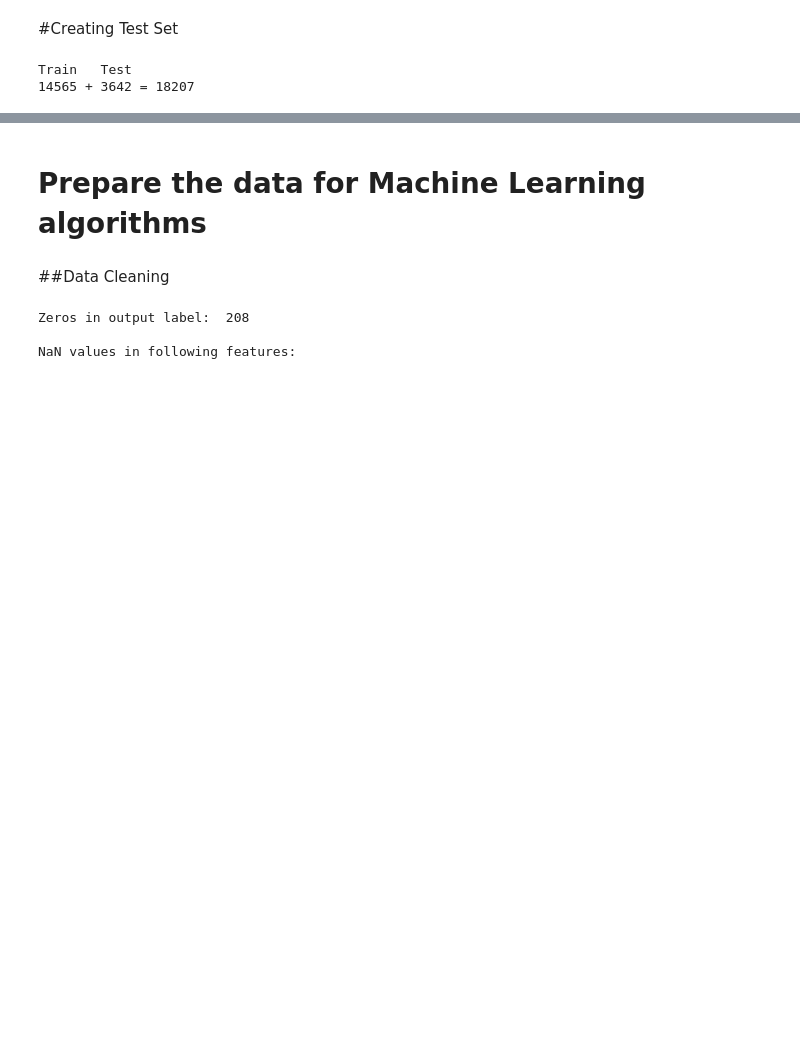
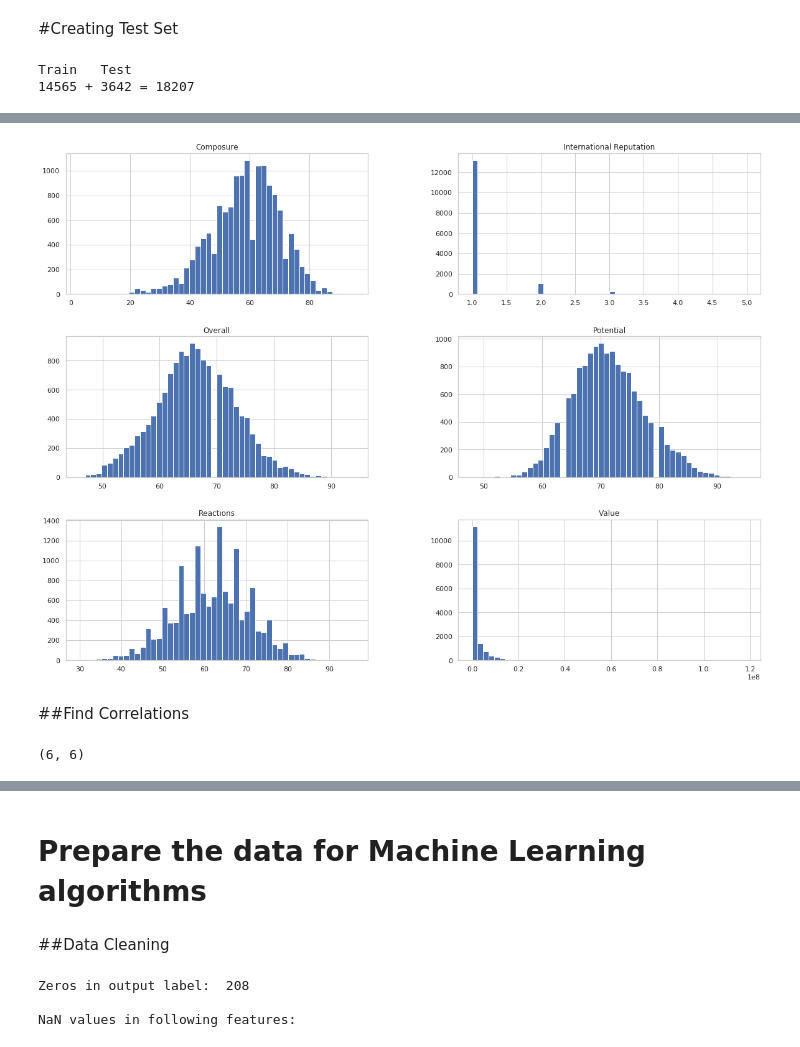
Before and after one commit to ketanpandey01/FIFA-19_Regression, a Jupyter notebook: FIFA'19.ipynb, the cells around one changed output, grey strips where cells are left out. Saved outputs shown, nothing was run; the diff lists cells and outputs as text; code cells hidden in the pictures; blank space fills up the shorter version.

```diff
--- a/FIFA'19.ipynb
+++ b/FIFA'19.ipynb
@@ -188,0 +159,13 @@ Train   Test
+# %%
+%matplotlib inline
+train_set.hist(bins=50, figsize=(20,15))
+plt.show()
+# %% [output]
+[figure, added]
+# %% [markdown]
+##Find Correlations
+# %%
+corr_matrix = train_set.corr()
+corr_matrix.shape
+# %% [output]
+(6, 6)
```
Also changed, not shown: parts of 13 cells of this notebook.
